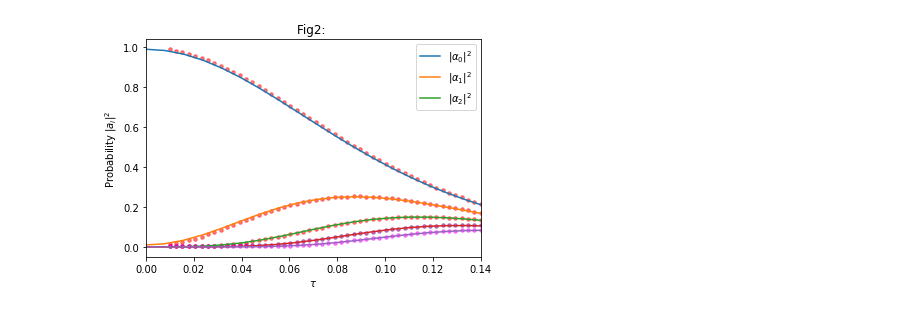
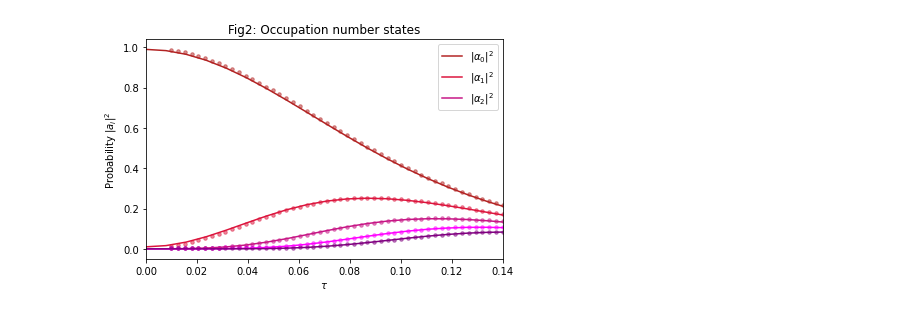
Before and after one commit to RePlasma/PhysRevA.107.062204, a Jupyter notebook: PhysRevA.107.062204.ipynb, the cells around one changed output. Drawn from its saved outputs; the diff is of its cells as text; code cells hidden in the pictures.

```diff
--- a/PhysRevA.107.062204.ipynb
+++ b/PhysRevA.107.062204.ipynb
@@ -134,7 +147,7 @@ y = datatmp2[:,1][indxs]
 #x = x[indxs]; y = y[indxs]
 f = interp1d(x, y)
 a0_x, a0_y = tau, f(tau)
-plt.plot(a0_x, a0_y, '.r', markersize=mrkrsz, alpha=0.5)
+plt.plot(a0_x, a0_y, '.', markersize=mrkrsz, alpha=0.5, color='firebrick')
 #
 datatmp = data['datasetColl'][4]['data']
 datatmp2 = np.array([datatmp[i]['value'] for i in range(len(datatmp))])
@@ -143,7 +156,7 @@ x = datatmp2[:,0][indxs]
 y = datatmp2[:,1][indxs]
 f = interp1d(x, y)
 a1_x, a1_y = tau, f(tau)
-plt.plot(a1_x, a1_y, '.r', markersize=mrkrsz, alpha=0.5)
+plt.plot(a1_x, a1_y, '.', markersize=mrkrsz, alpha=0.5, color='crimson')
 #
 datatmp = data['datasetColl'][5]['data']
 datatmp2 = np.array([datatmp[i]['value'] for i in range(len(datatmp))])
@@ -152,7 +165,7 @@ x = datatmp2[:,0][indxs]
 y = datatmp2[:,1][indxs]
 f = interp1d(x, y)
 a2_x, a2_y = tau, f(tau)
-plt.plot(a2_x, a2_y, '.r', markersize=mrkrsz, alpha=0.5)
+plt.plot(a2_x, a2_y, '.', markersize=mrkrsz, alpha=0.5, color='mediumvioletred')
 #
 datatmp = data['datasetColl'][1]['data']
 datatmp2 = np.array([datatmp[i]['value'] for i in range(len(datatmp))])
@@ -161,7 +174,7 @@ x = datatmp2[:,0][indxs]
 y = datatmp2[:,1][indxs]
 f = interp1d(x, y)
 a3_x, a3_y = tau, f(tau)
-plt.plot(a3_x, a3_y, '.', markersize=mrkrsz, alpha=0.5, color='purple')
+plt.plot(a3_x, a3_y, '.', markersize=mrkrsz, alpha=0.5, color='magenta')
 #
 datatmp = data['datasetColl'][2]['data']
 datatmp2 = np.array([datatmp[i]['value'] for i in range(len(datatmp))])
@@ -170,22 +183,7 @@ x = datatmp2[:,0][indxs]
 y = datatmp2[:,1][indxs]
 f = interp1d(x, y)
 a4_x, a4_y = tau, f(tau)
-plt.plot(a4_x, a4_y, '.', markersize=mrkrsz, alpha=0.5, color='magenta')
-
-# testing if "total/summed" probabilities add to 1 always
-#plt.plot(a4_x, (a0_y+a1_y+a2_y+a3_y+a4_y), 'k--', alpha=0.5, label=r'$\Sigma_{i=0}^{4}|a_i|^2$')
-"""
-# testing sqrt of probabilities
-plt.plot(a0_x, sqrt(a0_y), '.r', markersize=3, alpha=0.5)
-plt.plot(a1_x, sqrt(a1_y), '.r', markersize=3, alpha=0.5)
-plt.plot(a2_x, sqrt(a2_y), '.r', markersize=3, alpha=0.5)
-plt.plot(a3_x, sqrt(a3_y), '.', markersize=3, alpha=0.5, color='purple')
-plt.plot(a4_x, sqrt(a4_y), '.', markersize=3, alpha=0.5, color='magenta')
-plt.xticks(np.arange(0,0.14,0.02))
-plt.xlabel(r'$\tau$')
-plt.ylabel(r'Sqrt probability $|a_i|$')
-plt.show()
-"""
+plt.plot(a4_x, a4_y, '.', markersize=mrkrsz, alpha=0.5, color='purple')
 
 ### numerical solution to the Hamiltonian system
 n1i, n2i, n3i = 100, 0, 0
@@ -203,37 +201,39 @@ for i in range(s2+1):
 psi0 = psi0 / np.sqrt(np.sum( np.abs(psi0)**2 ))
 # build unitary
 a0lst = np.zeros_like(taulst)
 a1lst = np.zeros_like(taulst)
 a2lst = np.zeros_like(taulst)
 a3lst = np.zeros_like(taulst)
 a4lst = np.zeros_like(taulst)
 for i in range(len(taulst)):
     tau = taulst[i]
     # unitary
     U = expm(-1j*H*tau)
     # evolved state
     psi = np.matmul(U,psi0)
     # state amplitude index list
     jlst = np.arange(0,s2+1,1)
     # save probability of occupation numbers
     a0lst[i] = np.abs(psi[0])**2
     a1lst[i] = np.abs(psi[1])**2
     a2lst[i] = np.abs(psi[2])**2
     a3lst[i] = np.abs(psi[3])**2
     a4lst[i] = np.abs(psi[4])**2
-plt.plot(taulst, a0lst, '-', label=r'$|\alpha_0|^2$')
-plt.plot(taulst, a1lst, '-', label=r'$|\alpha_1|^2$')
-plt.plot(taulst, a2lst, '-', label=r'$|\alpha_2|^2$')
-plt.plot(taulst, a3lst, '-')
-plt.plot(taulst, a4lst, '-')
+plt.plot(taulst, a0lst, '-', label=r'$|\alpha_0|^2$', color='firebrick')
+plt.plot(taulst, a1lst, '-', label=r'$|\alpha_1|^2$', color='crimson')
+plt.plot(taulst, a2lst, '-', label=r'$|\alpha_2|^2$', color='mediumvioletred')
+plt.plot(taulst, a3lst, '-', color='magenta')
+plt.plot(taulst, a4lst, '-', color='purple')
 
 
 plt.xticks(np.arange(0,0.14,0.02))
 plt.xlim([0,0.14])
 plt.xlabel(r'$\tau$')
 plt.ylabel(r'Probability $|a_i|^2$')
-plt.title(r'Fig2: ')
+plt.title(r'Fig2: Occupation number states')
 plt.legend()
+plt.tight_layout()
+#plt.savefig('fig2.pdf')
 plt.show()
 # %% [output]
-[figure, old version]
+[figure, new version]
```
Also changed, not shown: parts of 10 cells of this notebook.
